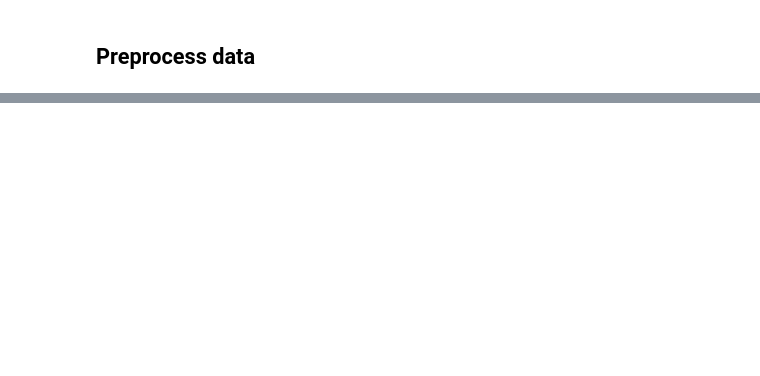
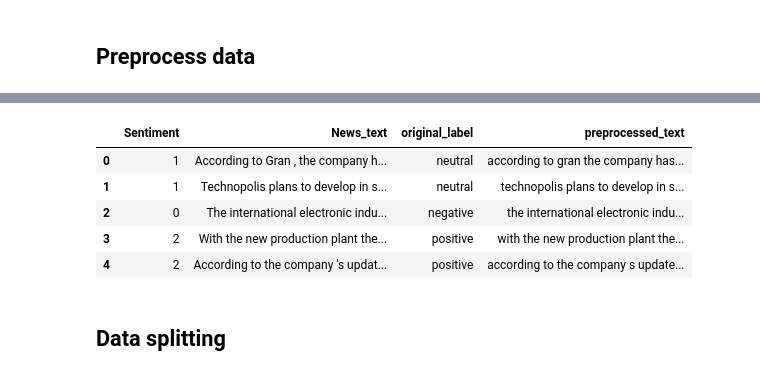
Before and after one commit to Alexa201228/playground, a Jupyter notebook: data_analysis.ipynb, the cells around one changed output, grey strips where cells are left out. Drawn from its saved outputs; the diff is of its cells as text; code cells hidden in the pictures; blank space fills up the shorter version.

```diff
--- a/data_analysis.ipynb
+++ b/data_analysis.ipynb
@@ -55,0 +90,42 @@ data.head()
+# %%
+import re
+import nltk
+import string
+
+
+def clean_text(text):
+    '''Make text lowercase, remove text in square brackets,remove links,remove punctuation
+    and remove words containing numbers.'''
+    text = text.lower()
+    text = re.sub('\[.*?\]', '', text)
+    text = re.sub('https?://\S+|www\.\S+', '', text)
+    text = re.sub('<.*?>+', '', text)
+    text = re.sub('[%s]' % re.escape(string.punctuation), '', text)
+    text = re.sub('\n', '', text)
+    text = re.sub('\w*\d\w*', '', text)
+    return text
+
+
+def text_preprocessing(text):
+    """
+    Cleaning and parsing the text.
+
+    """
+    tokenizer = nltk.tokenize.RegexpTokenizer(r'\w+')
+    nopunc = clean_text(text)
+    tokenized_text = tokenizer.tokenize(nopunc)
+    combined_text = ' '.join(tokenized_text)
+    return combined_text
+# %%
+data["preprocessed_text"] = data["News_text"].apply(str).apply(lambda x: text_preprocessing(x))
+# %%
+data.head()
+# %% [output]
+|  | Sentiment | News_text | original_label | preprocessed_text |
+| 0 | 1 | According to Gran , the company h... | neutral | according to gran the company has... |
+| 1 | 1 | Technopolis plans to develop in s... | neutral | technopolis plans to develop in s... |
+| 2 | 0 | The international electronic indu... | negative | the international electronic indu... |
+| 3 | 2 | With the new production plant the... | positive | with the new production plant the... |
+| 4 | 2 | According to the company 's updat... | positive | according to the company s update... |
+# %% [markdown]
+## Data splitting
```
Also changed, not shown: parts of 17 cells of this notebook.
